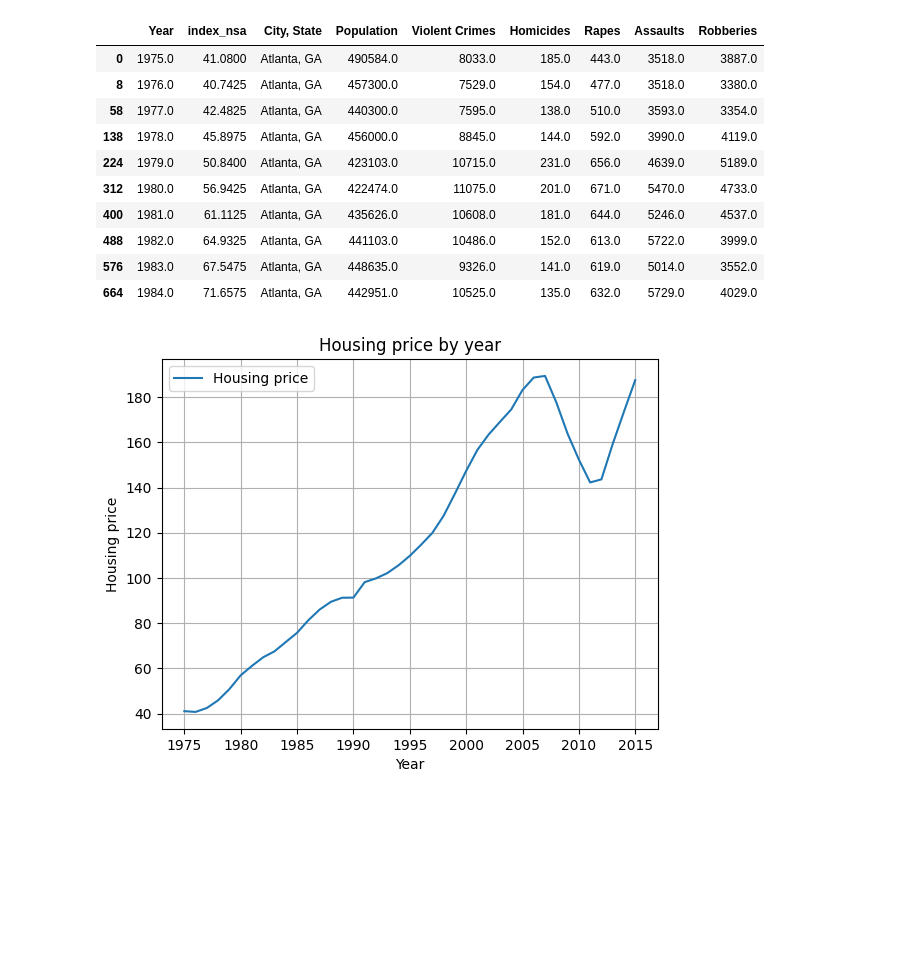
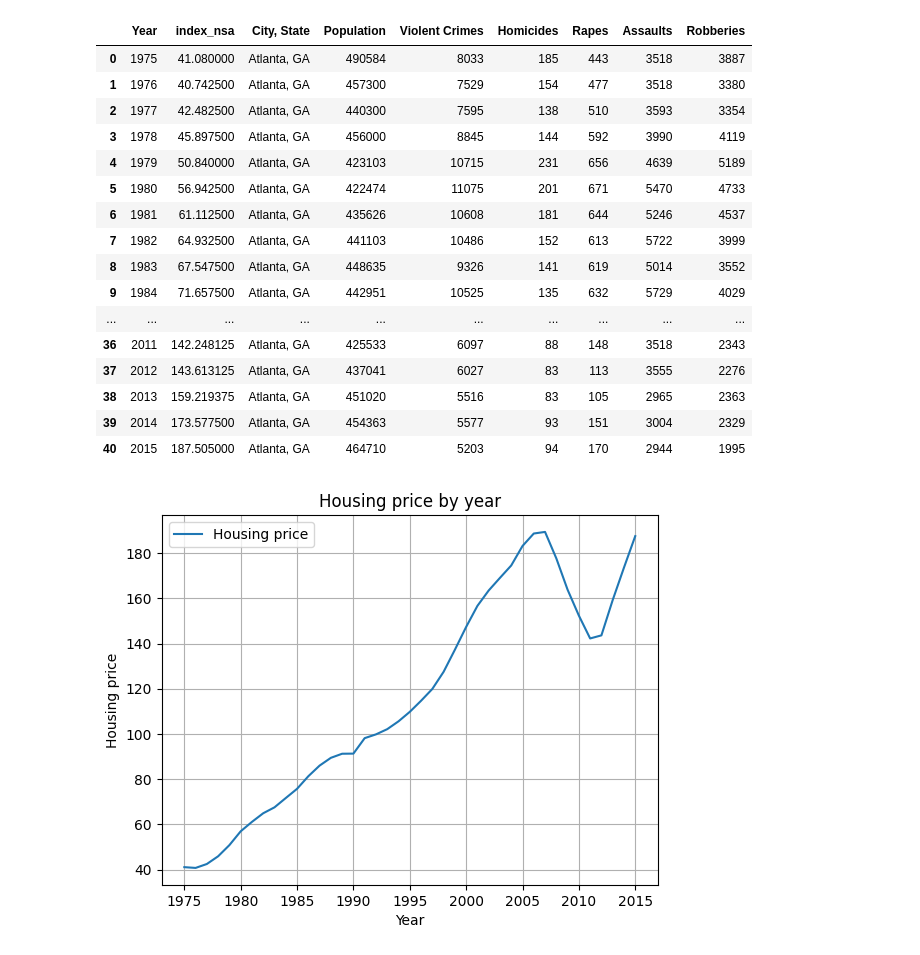
Before and after one commit to ThomasDarrieumerlou/Forecasting-project, a Jupyter notebook: Forcasting.ipynb, the cells around one changed output. Saved outputs shown, nothing was run; the diff lists cells and outputs as text; code cells hidden in the pictures; blank space fills up the shorter version.

```diff
--- a/Forcasting.ipynb
+++ b/Forcasting.ipynb
@@ -21,23 +21,29 @@ warnings.filterwarnings('ignore')
 
 %matplotlib inline
 # %%
-df = pd.read_csv('merged_dataset.csv')
-atlanta_data = df[df['City, State'] == 'Atlanta, GA']
+atlanta_data = pd.read_excel('Atlanta.xlsx')
+#atlanta_data = df[df['City, State'] == 'Atlanta, GA']
 
 # Afficher les données liées à Atlanta
-atlanta_data.head(10)
+atlanta_data
 # %% [output]
 |  | Year | index_nsa | City, State | Population | Violent Crimes | Homicides | Rapes | Assaults | Robberies |
-| 0 | 1975.0 | 41.0800 | Atlanta, GA | 490584.0 | 8033.0 | 185.0 | 443.0 | 3518.0 | 3887.0 |
-| 8 | 1976.0 | 40.7425 | Atlanta, GA | 457300.0 | 7529.0 | 154.0 | 477.0 | 3518.0 | 3380.0 |
-| 58 | 1977.0 | 42.4825 | Atlanta, GA | 440300.0 | 7595.0 | 138.0 | 510.0 | 3593.0 | 3354.0 |
-| 138 | 1978.0 | 45.8975 | Atlanta, GA | 456000.0 | 8845.0 | 144.0 | 592.0 | 3990.0 | 4119.0 |
-| 224 | 1979.0 | 50.8400 | Atlanta, GA | 423103.0 | 10715.0 | 231.0 | 656.0 | 4639.0 | 5189.0 |
-| 312 | 1980.0 | 56.9425 | Atlanta, GA | 422474.0 | 11075.0 | 201.0 | 671.0 | 5470.0 | 4733.0 |
-| 400 | 1981.0 | 61.1125 | Atlanta, GA | 435626.0 | 10608.0 | 181.0 | 644.0 | 5246.0 | 4537.0 |
-| 488 | 1982.0 | 64.9325 | Atlanta, GA | 441103.0 | 10486.0 | 152.0 | 613.0 | 5722.0 | 3999.0 |
-| 576 | 1983.0 | 67.5475 | Atlanta, GA | 448635.0 | 9326.0 | 141.0 | 619.0 | 5014.0 | 3552.0 |
-| 664 | 1984.0 | 71.6575 | Atlanta, GA | 442951.0 | 10525.0 | 135.0 | 632.0 | 5729.0 | 4029.0 |
+| 0 | 1975 | 41.080000 | Atlanta, GA | 490584 | 8033 | 185 | 443 | 3518 | 3887 |
+| 1 | 1976 | 40.742500 | Atlanta, GA | 457300 | 7529 | 154 | 477 | 3518 | 3380 |
+| 2 | 1977 | 42.482500 | Atlanta, GA | 440300 | 7595 | 138 | 510 | 3593 | 3354 |
+| 3 | 1978 | 45.897500 | Atlanta, GA | 456000 | 8845 | 144 | 592 | 3990 | 4119 |
+| 4 | 1979 | 50.840000 | Atlanta, GA | 423103 | 10715 | 231 | 656 | 4639 | 5189 |
+| 5 | 1980 | 56.942500 | Atlanta, GA | 422474 | 11075 | 201 | 671 | 5470 | 4733 |
+| 6 | 1981 | 61.112500 | Atlanta, GA | 435626 | 10608 | 181 | 644 | 5246 | 4537 |
+| 7 | 1982 | 64.932500 | Atlanta, GA | 441103 | 10486 | 152 | 613 | 5722 | 3999 |
+| 8 | 1983 | 67.547500 | Atlanta, GA | 448635 | 9326 | 141 | 619 | 5014 | 3552 |
+| 9 | 1984 | 71.657500 | Atlanta, GA | 442951 | 10525 | 135 | 632 | 5729 | 4029 |
+| ... | ... | ... | ... | ... | ... | ... | ... | ... | ... |
+| 36 | 2011 | 142.248125 | Atlanta, GA | 425533 | 6097 | 88 | 148 | 3518 | 2343 |
+| 37 | 2012 | 143.613125 | Atlanta, GA | 437041 | 6027 | 83 | 113 | 3555 | 2276 |
+| 38 | 2013 | 159.219375 | Atlanta, GA | 451020 | 5516 | 83 | 105 | 2965 | 2363 |
+| 39 | 2014 | 173.577500 | Atlanta, GA | 454363 | 5577 | 93 | 151 | 3004 | 2329 |
+| 40 | 2015 | 187.505000 | Atlanta, GA | 464710 | 5203 | 94 | 170 | 2944 | 1995 |
 # %%
 atlanta_data.plot(x='Year', y='index_nsa', label='Housing price')
 
```
Also changed, not shown: parts of 14 cells of this notebook.
